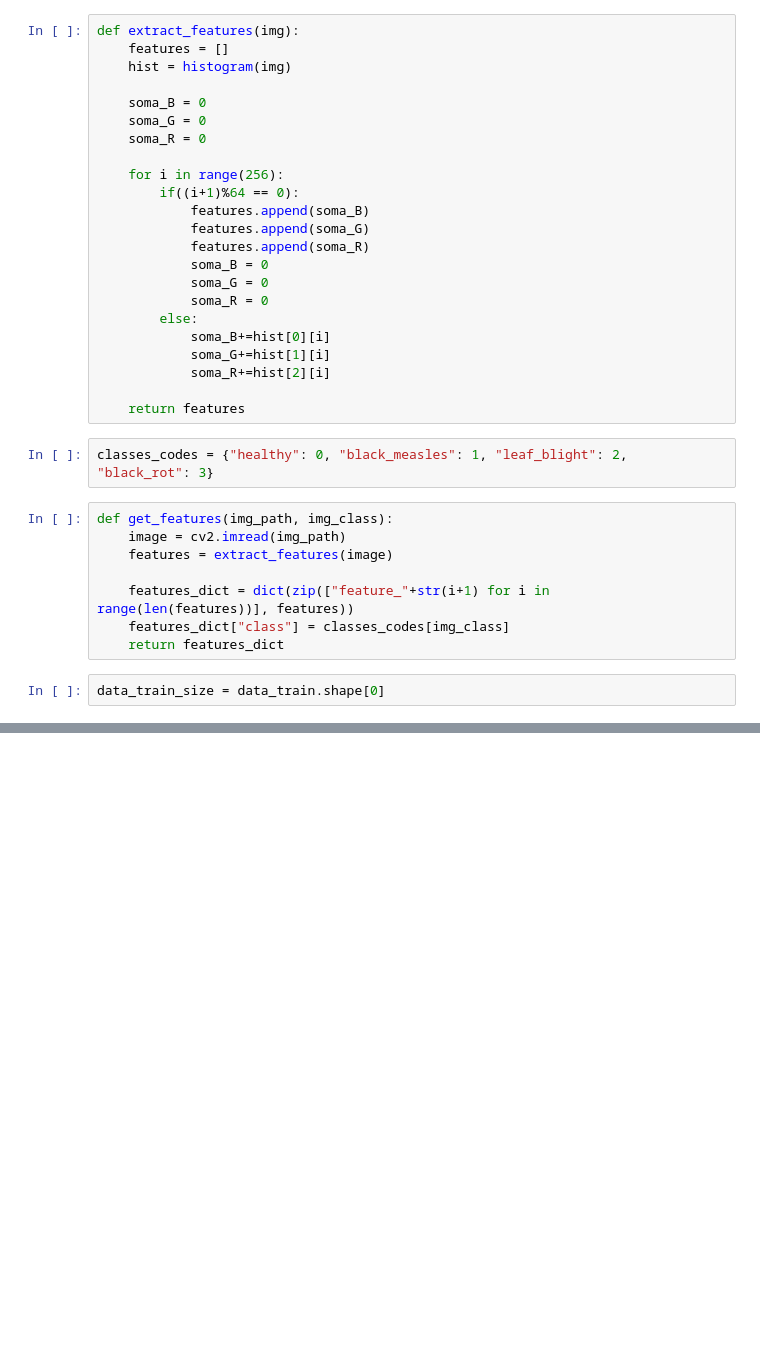
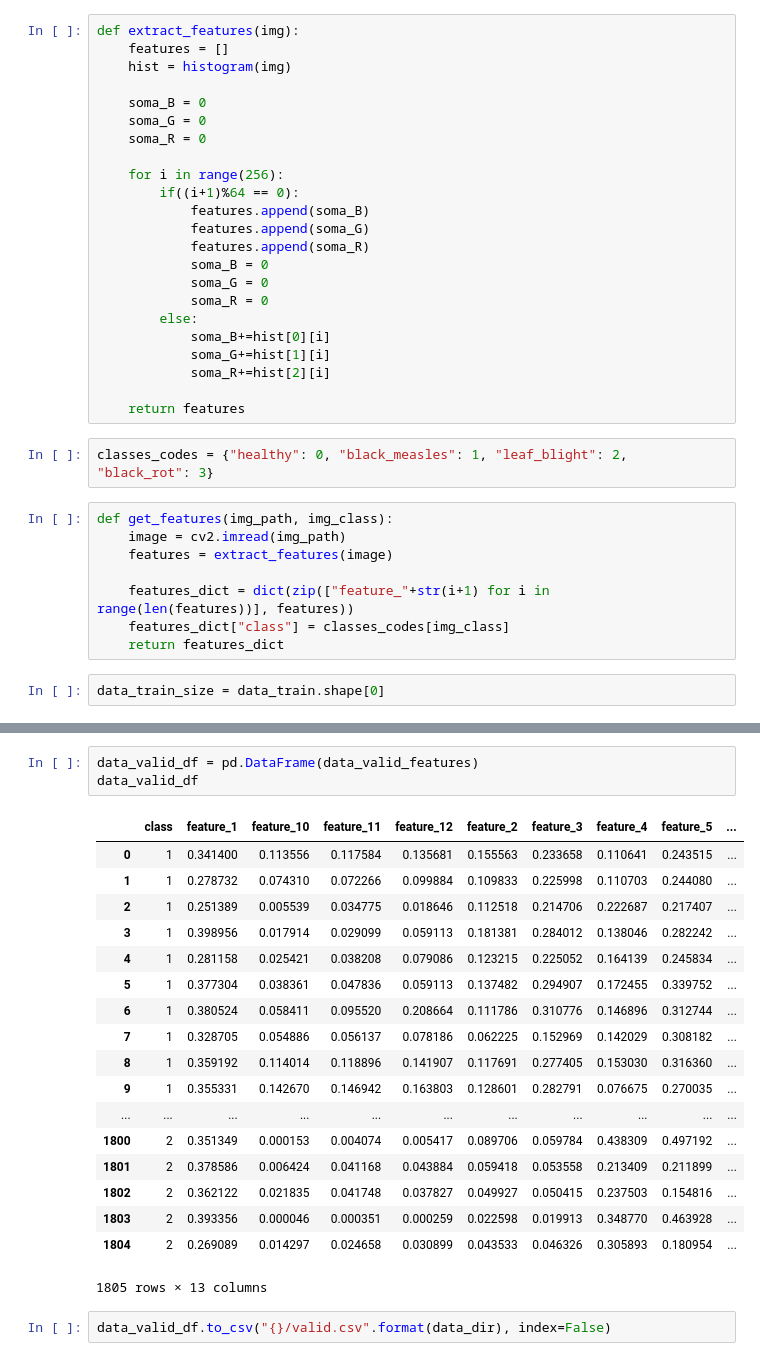
Before and after one commit to Jefersonalves/grape-diseases, a Jupyter notebook: 2_feature_engineering.ipynb, the cells around one changed output, grey strips where cells are left out. Saved outputs shown, nothing was run; the diff lists cells and outputs as text; blank space fills up the shorter version.

```diff
--- a/2_feature_engineering.ipynb
+++ b/2_feature_engineering.ipynb
@@ -92,0 +160,24 @@ data_train_df.to_csv(train_filename, index=False)
+# %%
+data_valid_df = pd.DataFrame(data_valid_features)
+data_valid_df
+# %% [output]
+|  | class | feature_1 | feature_10 | feature_11 | feature_12 | feature_2 | feature_3 | feature_4 | feature_5 | ... |
+| 0 | 1 | 0.341400 | 0.113556 | 0.117584 | 0.135681 | 0.155563 | 0.233658 | 0.110641 | 0.243515 | ... |
+| 1 | 1 | 0.278732 | 0.074310 | 0.072266 | 0.099884 | 0.109833 | 0.225998 | 0.110703 | 0.244080 | ... |
+| 2 | 1 | 0.251389 | 0.005539 | 0.034775 | 0.018646 | 0.112518 | 0.214706 | 0.222687 | 0.217407 | ... |
+| 3 | 1 | 0.398956 | 0.017914 | 0.029099 | 0.059113 | 0.181381 | 0.284012 | 0.138046 | 0.282242 | ... |
+| 4 | 1 | 0.281158 | 0.025421 | 0.038208 | 0.079086 | 0.123215 | 0.225052 | 0.164139 | 0.245834 | ... |
+| 5 | 1 | 0.377304 | 0.038361 | 0.047836 | 0.059113 | 0.137482 | 0.294907 | 0.172455 | 0.339752 | ... |
+| 6 | 1 | 0.380524 | 0.058411 | 0.095520 | 0.208664 | 0.111786 | 0.310776 | 0.146896 | 0.312744 | ... |
+| 7 | 1 | 0.328705 | 0.054886 | 0.056137 | 0.078186 | 0.062225 | 0.152969 | 0.142029 | 0.308182 | ... |
+| 8 | 1 | 0.359192 | 0.114014 | 0.118896 | 0.141907 | 0.117691 | 0.277405 | 0.153030 | 0.316360 | ... |
+| 9 | 1 | 0.355331 | 0.142670 | 0.146942 | 0.163803 | 0.128601 | 0.282791 | 0.076675 | 0.270035 | ... |
+| ... | ... | ... | ... | ... | ... | ... | ... | ... | ... | ... |
+| 1800 | 2 | 0.351349 | 0.000153 | 0.004074 | 0.005417 | 0.089706 | 0.059784 | 0.438309 | 0.497192 | ... |
+| 1801 | 2 | 0.378586 | 0.006424 | 0.041168 | 0.043884 | 0.059418 | 0.053558 | 0.213409 | 0.211899 | ... |
+| 1802 | 2 | 0.362122 | 0.021835 | 0.041748 | 0.037827 | 0.049927 | 0.050415 | 0.237503 | 0.154816 | ... |
+| 1803 | 2 | 0.393356 | 0.000046 | 0.000351 | 0.000259 | 0.022598 | 0.019913 | 0.348770 | 0.463928 | ... |
+| 1804 | 2 | 0.269089 | 0.014297 | 0.024658 | 0.030899 | 0.043533 | 0.046326 | 0.305893 | 0.180954 | ... |
+1805 rows × 13 columns
+# %%
+data_valid_df.to_csv("{}/valid.csv".format(data_dir), index=False)
```
Also changed, not shown: parts of 8 cells of this notebook.
